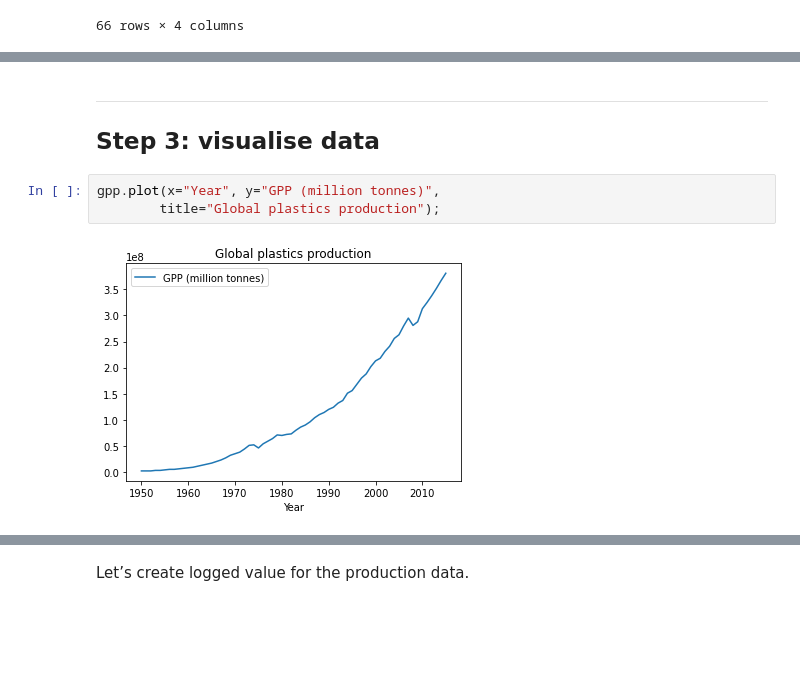
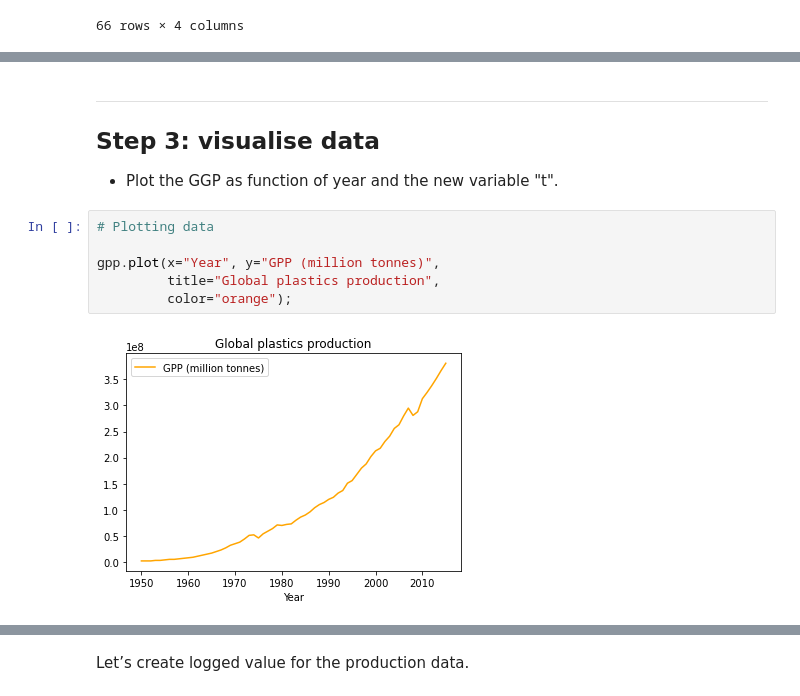
Before and after one commit to ll-portes/SCIE1500, a Jupyter notebook: notebooks/Week_01/Global_plastics_production.ipynb, the cells around one changed output, grey strips where cells are left out. Drawn from its saved outputs; the diff is of its cells as text; blank space fills up the shorter version.

```diff
--- a/notebooks/Week_01/Global_plastics_production.ipynb
+++ b/notebooks/Week_01/Global_plastics_production.ipynb
@@ -114,8 +156,13 @@ gpp.plot(x="t", y="GPP (million tonnes)");
 ---
 Step 3: visualise data
 ---
+
+* Plot the GGP as function of year and the new variable "t".
 # %%
+# Plotting data
+
 gpp.plot(x="Year", y="GPP (million tonnes)",
-        title="Global plastics production");
+         title="Global plastics production",
+         color="orange");
 # %% [output]
-[figure, old version]
+[figure, new version]
```
Also changed, not shown: parts of 40 cells of this notebook, 1 other file.
